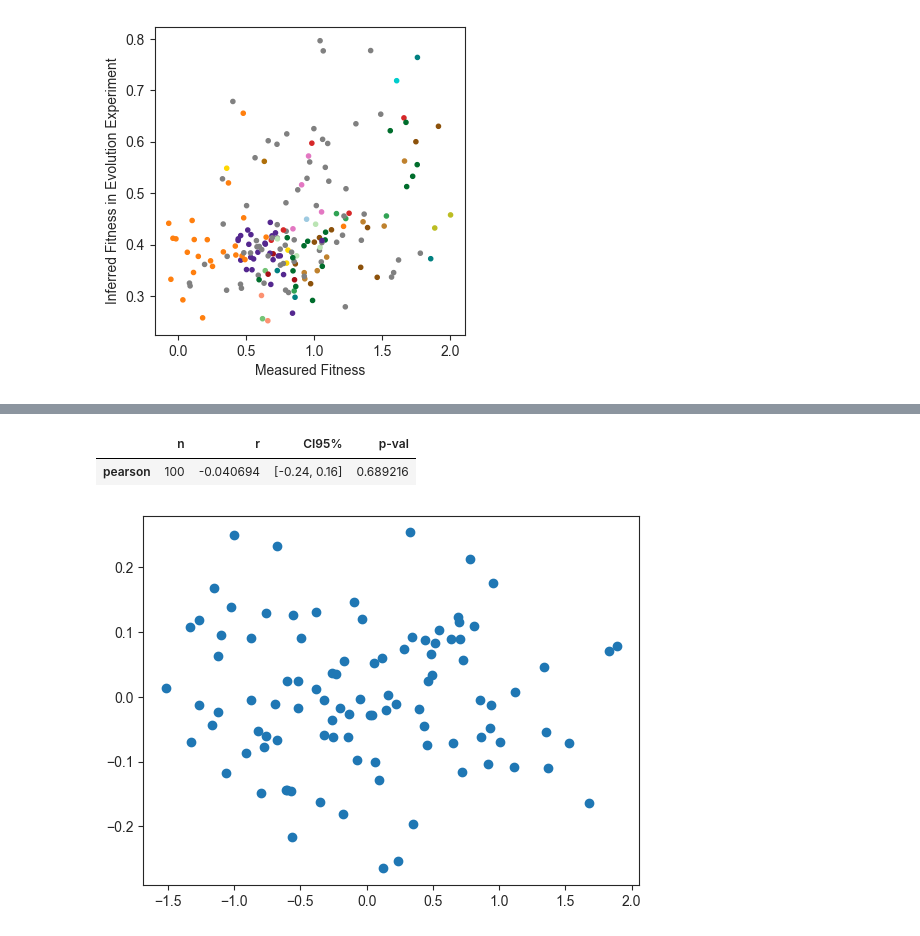
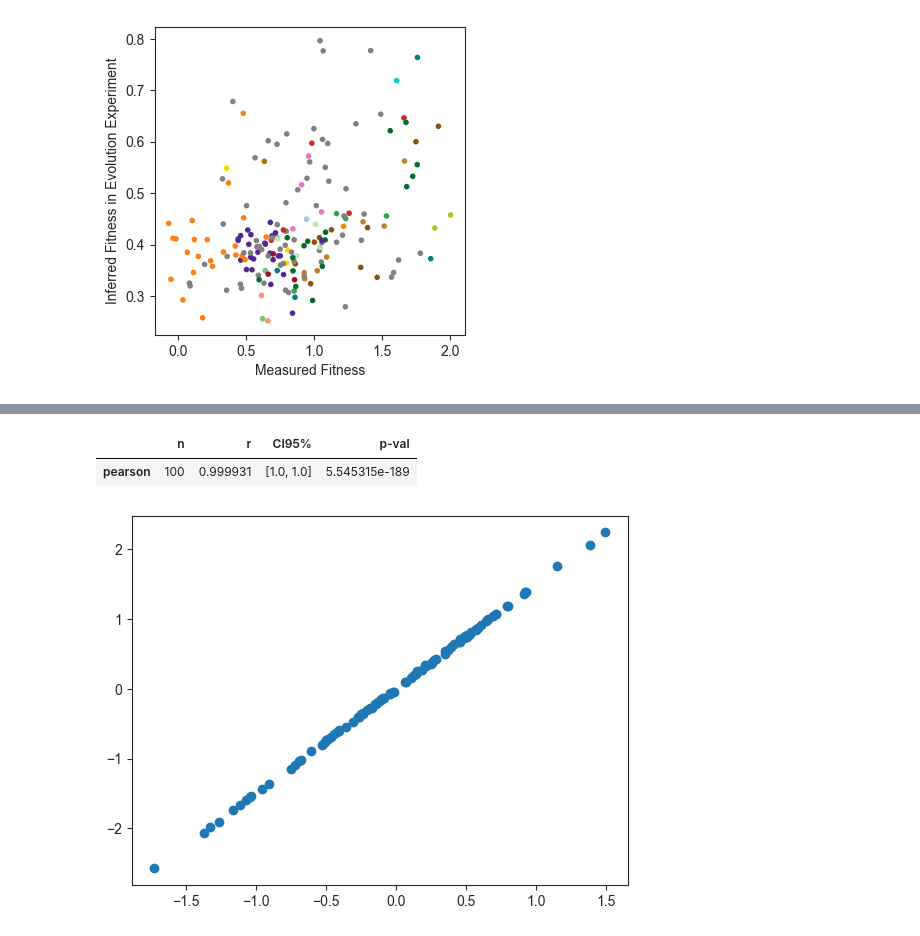
Before and after one commit to grantkinsler/EvolvingFront, a Jupyter notebook: EvolutionTracking/remeasurement vs evolution fitness.ipynb, the cells around one changed output, grey strips where cells are left out. Drawn from its saved outputs; the diff is of its cells as text; code cells hidden in the pictures.

```diff
--- a/EvolutionTracking/remeasurement vs evolution fitness.ipynb
+++ b/EvolutionTracking/remeasurement vs evolution fitness.ipynb
@@ -733,35 +606,35 @@ pg.partial_corr(data=this_set, x='ResPerHour_relative', y='evolution_fitness', c
 # %%
 ### TESTING PARTIAL CORRELATION LOGIC
 
 R = np.random.normal(size=100)
 F = np.random.normal(size=100)
 
 M = R+F+np.random.normal(0,0.01,size=100)
 E = 2*R+0.5*F+np.random.normal(0,0.01,size=100)
-E = 0.5*R+2*F+np.random.normal(0,0.01,size=100)
-E = 10*R+10*F+np.random.normal(0,0.01,size=100)
+# E = 0.5*R+2*F+np.random.normal(0,0.01,size=100)
+# E = 10*R+10*F+np.random.normal(0,0.01,size=100)
 
-test_df = p.DataFrame({'M':M,'R':R,'E':E,'F':F})
+test_df = pd.DataFrame({'M':M,'R':R,'E':E,'F':F})
 
 lr_x = pg.linear_regression(M,R,
                             remove_na=True)
 lr_y = pg.linear_regression(M,E,
                             remove_na=True)
 
 plt.scatter(lr_x.residuals_,lr_y.residuals_)
 
 
 lr_partial = pg.linear_regression(lr_x.residuals_,lr_y.residuals_)
 # print(lr_partial)
 
 
 # plt.xlabel('Residuals of ResPerHour~Fit2D')
 # plt.ylabel('Residuals of EvoFitness~Fit2D')
 
 pg.partial_corr(data=test_df, x='R', y='E', covar=['M'])
 
 # # print(partial)
 # %% [output]
 |  | n | r | CI95% | p-val |
-| pearson | 100 | -0.040694 | [-0.24, 0.16] | 0.689216 |
+| pearson | 100 | 0.999931 | [1.0, 1.0] | 5.545315e-189 |
-[figure, old version]
+[figure, new version]
```
Also changed, not shown: parts of 31 cells of this notebook, 28 other files.
